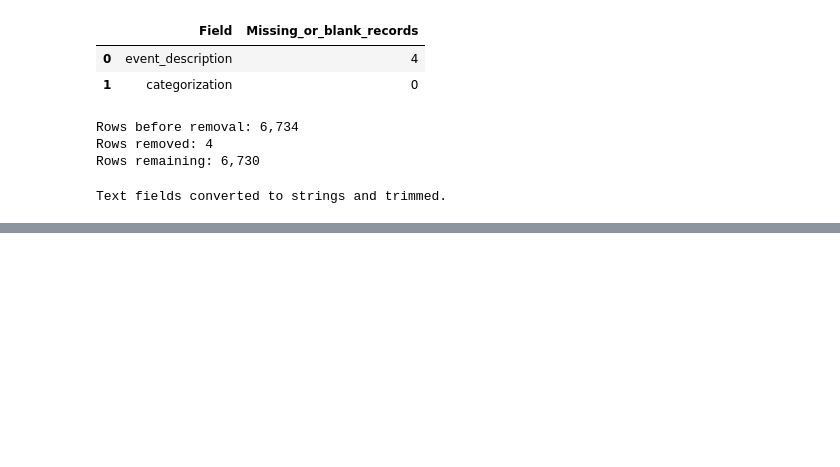
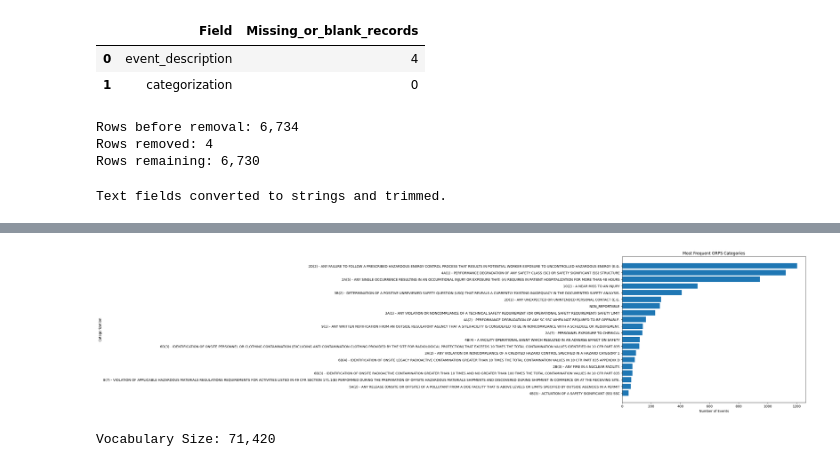
Before and after one commit to rburchf1/AI102Challenges, a Jupyter notebook: ryan-burchfield-ai-102-final-project.ipynb, the cells around one changed output, grey strips where cells are left out. Cells and saved outputs as stored; diff of their text form; code cells hidden in the pictures; blank space fills up the shorter version.

```diff
--- a/ryan-burchfield-ai-102-final-project.ipynb
+++ b/ryan-burchfield-ai-102-final-project.ipynb
@@ -514,0 +640,35 @@ Unique category labels: 179
+# %%
+top20 = category_counts.head(20)
+
+plt.figure(figsize=(10,8))
+
+plt.barh(
+    top20["categorization"],
+    top20["record_count"]
+)
+
+plt.xlabel("Number of Events")
+
+plt.ylabel("Categorization")
+
+plt.title("Most Frequent ORPS Categories")
+
+plt.gca().invert_yaxis()
+
+plt.show()
+# %% [output]
+[figure, added]
+# %%
+vocabulary = set()
+
+for description in df["event_description"]:
+
+    words = description.split()
+
+    for word in words:
+
+        vocabulary.add(word.lower())
+
+print(f"Vocabulary Size: {len(vocabulary):,}")
+# %% [output]
+Vocabulary Size: 71,420
```
Also changed, not shown: parts of 72 cells of this notebook.
